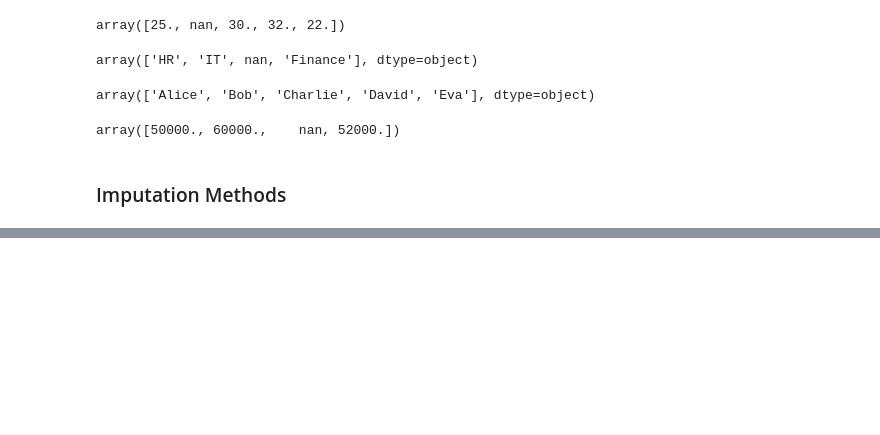
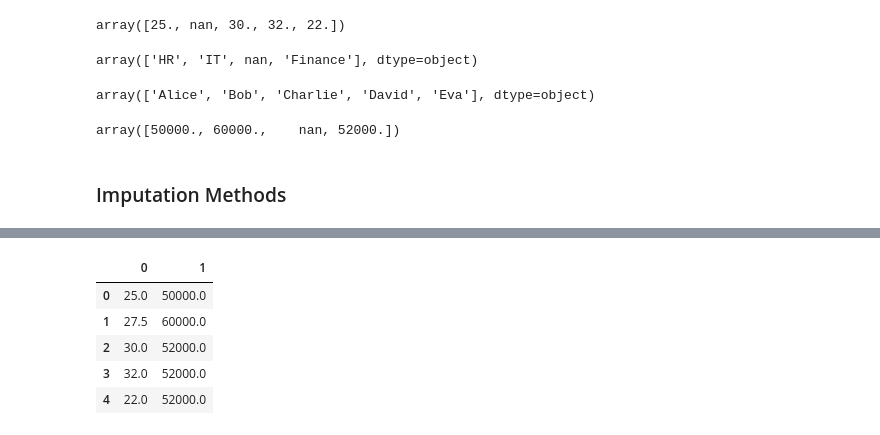
Before and after one commit to AliyarBhos/data-science-journey, a Jupyter notebook: 05_regression/02_regression_data_preparation/02_missing_values.ipynb, the cells around one changed output, grey strips where cells are left out. Cells and saved outputs as stored; diff of their text form; code cells hidden in the pictures; blank space fills up the shorter version.

Commit message:
regression data preparation-Missing Values

```diff
--- a/05_regression/02_regression_data_preparation/02_missing_values.ipynb
+++ b/05_regression/02_regression_data_preparation/02_missing_values.ipynb
@@ -182,0 +305,2 @@ array([50000., 60000.,    nan, 52000.])
+# %%
+imputer = SimpleImputer(strategy='median')
@@ -182,0 +326,12 @@ array([50000., 60000.,    nan, 52000.])
+# %%
+X_train = imputer.fit_transform(X_train)
+X_test = imputer.transform(X_test)
+# %%
+pd.DataFrame(X_train, columns=)
+# %% [output]
+|  | 0 | 1 |
+| 0 | 25.0 | 50000.0 |
+| 1 | 27.5 | 60000.0 |
+| 2 | 30.0 | 52000.0 |
+| 3 | 32.0 | 52000.0 |
+| 4 | 22.0 | 52000.0 |
```
Also changed, not shown: parts of 25 cells of this notebook.
